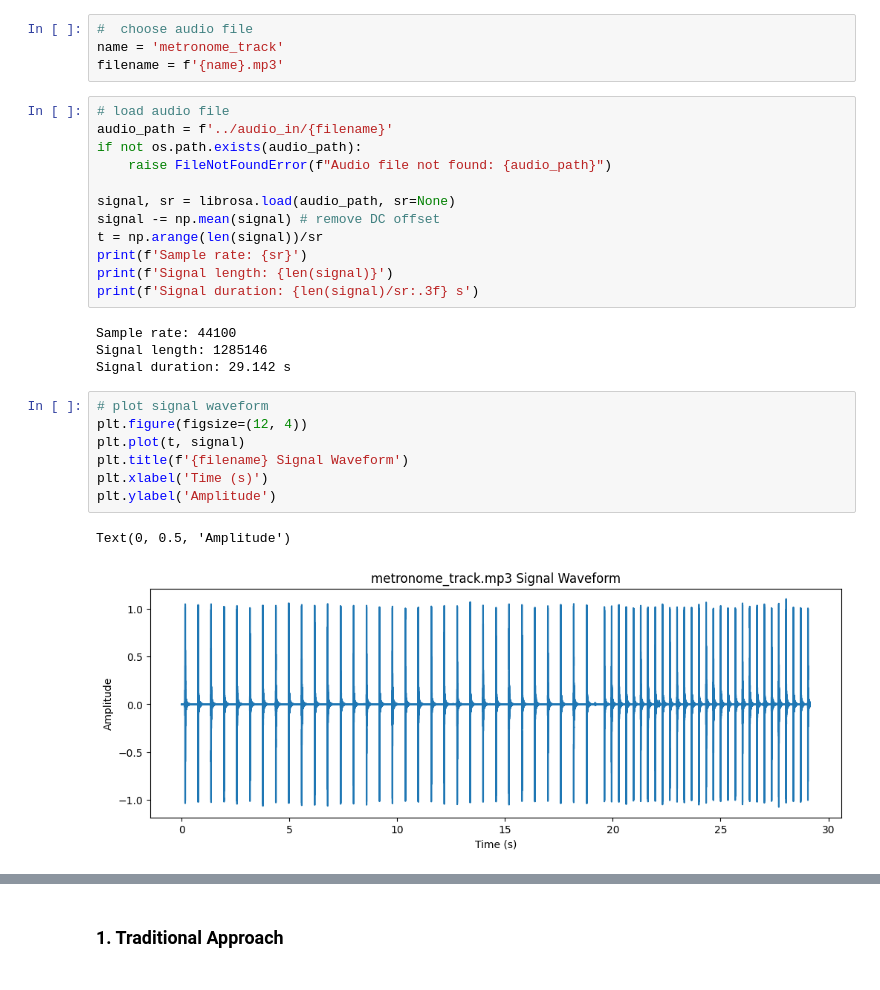
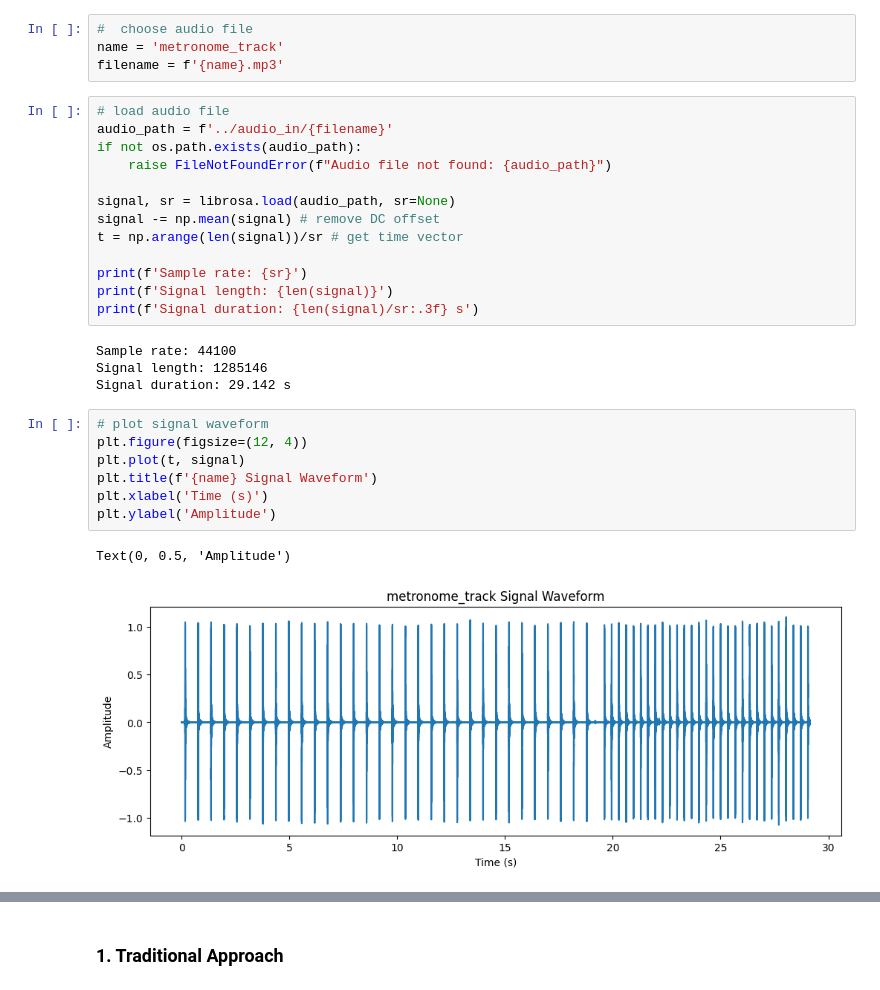
Before and after one commit to lkqiao/musical_accompanist, a Jupyter notebook: src/tempo_detect_nb.ipynb, the cells around one changed output, grey strips where cells are left out. Drawn from its saved outputs; the diff is of its cells as text.

```diff
--- a/src/tempo_detect_nb.ipynb
+++ b/src/tempo_detect_nb.ipynb
@@ -33,7 +55,8 @@ if not os.path.exists(audio_path):
 
 signal, sr = librosa.load(audio_path, sr=None)
 signal -= np.mean(signal) # remove DC offset
-t = np.arange(len(signal))/sr
+t = np.arange(len(signal))/sr # get time vector
+
 print(f'Sample rate: {sr}')
 print(f'Signal length: {len(signal)}')
 print(f'Signal duration: {len(signal)/sr:.3f} s')
@@ -44,12 +67,12 @@ Signal duration: 29.142 s
 # %%
 # plot signal waveform
 plt.figure(figsize=(12, 4))
 plt.plot(t, signal)
-plt.title(f'{filename} Signal Waveform')
+plt.title(f'{name} Signal Waveform')
 plt.xlabel('Time (s)')
 plt.ylabel('Amplitude')
 # %% [output]
 Text(0, 0.5, 'Amplitude')
-[figure, old version]
+[figure, new version]
 # %%
 # plot signal spectrum
```
Also changed, not shown: parts of 20 cells of this notebook, 2 other files.
